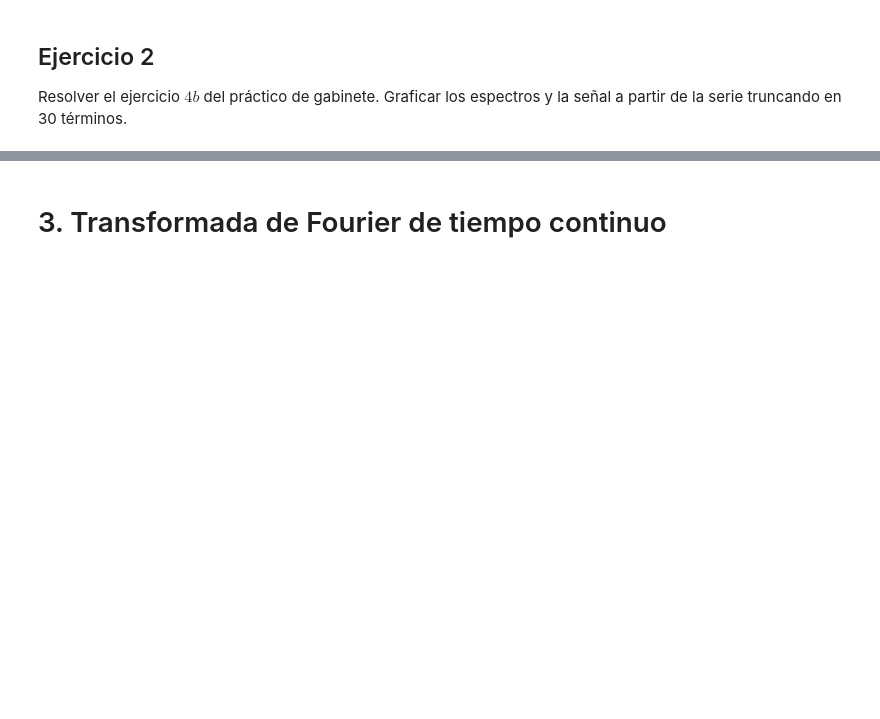
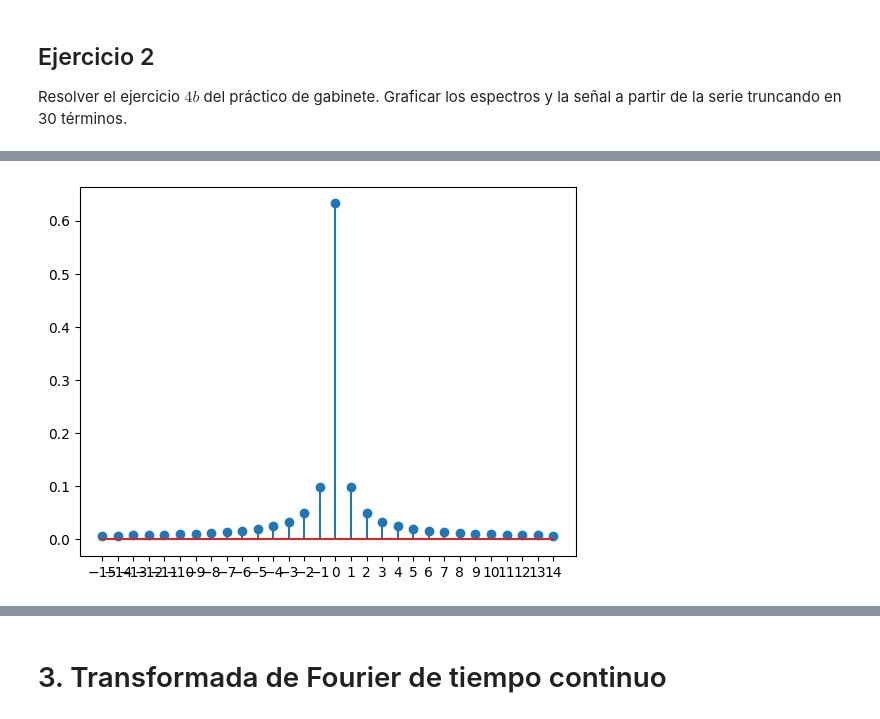
Before and after one commit to LeonardoUmanaAR/LeonardoUmanaAR, a Jupyter notebook: TP3_analisis_de_fourier.ipynb, the cells around one changed output, grey strips where cells are left out. Drawn from its saved outputs; the diff is of its cells as text; code cells hidden in the pictures; blank space fills up the shorter version.

```diff
--- a/TP3_analisis_de_fourier.ipynb
+++ b/TP3_analisis_de_fourier.ipynb
@@ -467,0 +504,5 @@ Resolver el ejercicio $4b$ del práctico de gabinete. Graficar los espectros y l
+# %%
+N=15
+# Presento los resultados por pantalla
+for k in range(-N, N):
+  print(f"c_{k}: ", cn.subs(n, k).evalf())
@@ -467,0 +527,11 @@ Resolver el ejercicio $4b$ del práctico de gabinete. Graficar los espectros y l
+# %%
+amp = []
+k = range(-N, N)
+for i in k:
+  amp.append(abs(cn.subs(n, i).evalf()))
+
+
+plt.stem(k, amp)
+_ = plt.xticks(np.arange(np.min(k), np.max(k)+1, 1))
+# %% [output]
+[figure, added]
```
Also changed, not shown: parts of 7 cells of this notebook.
